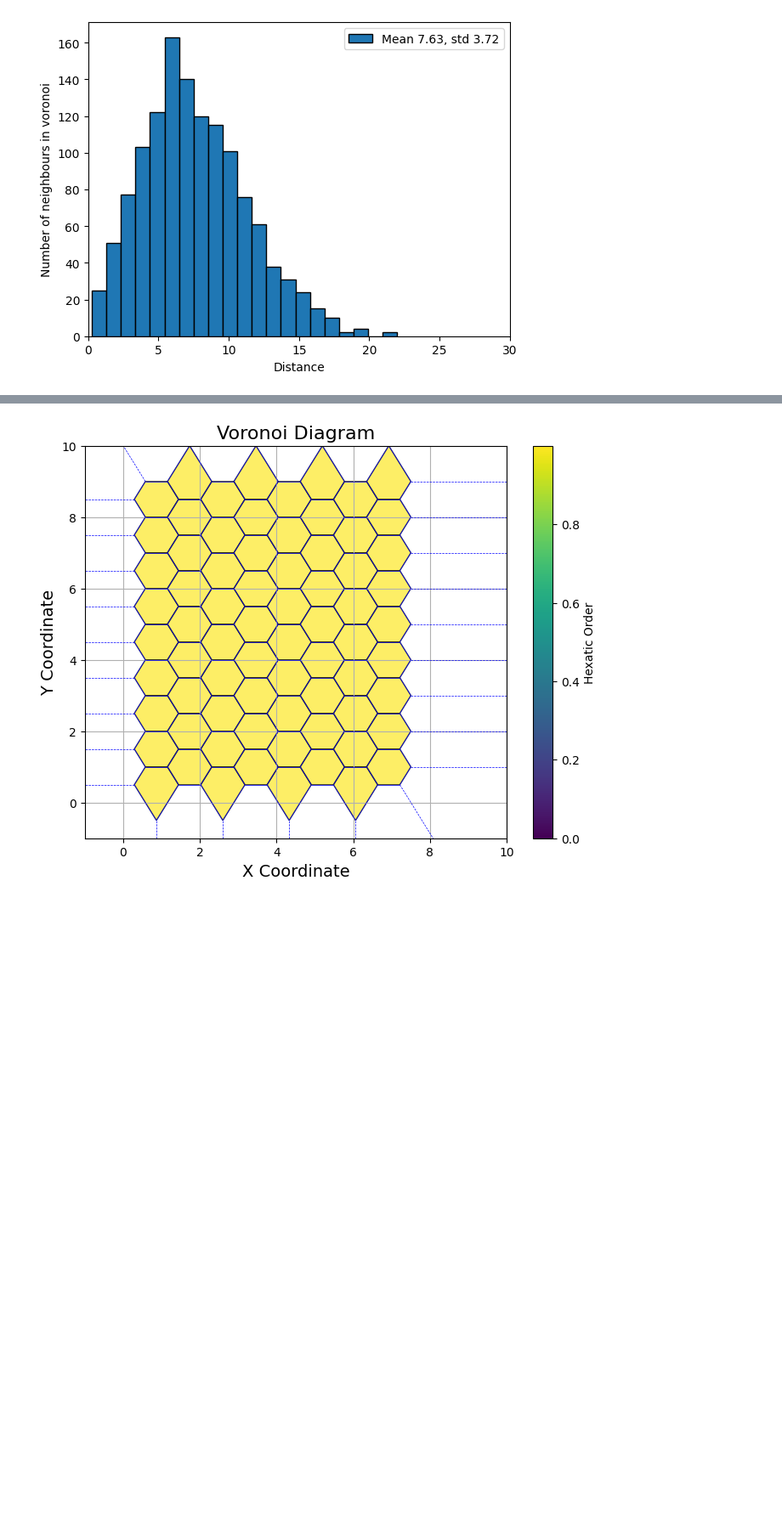
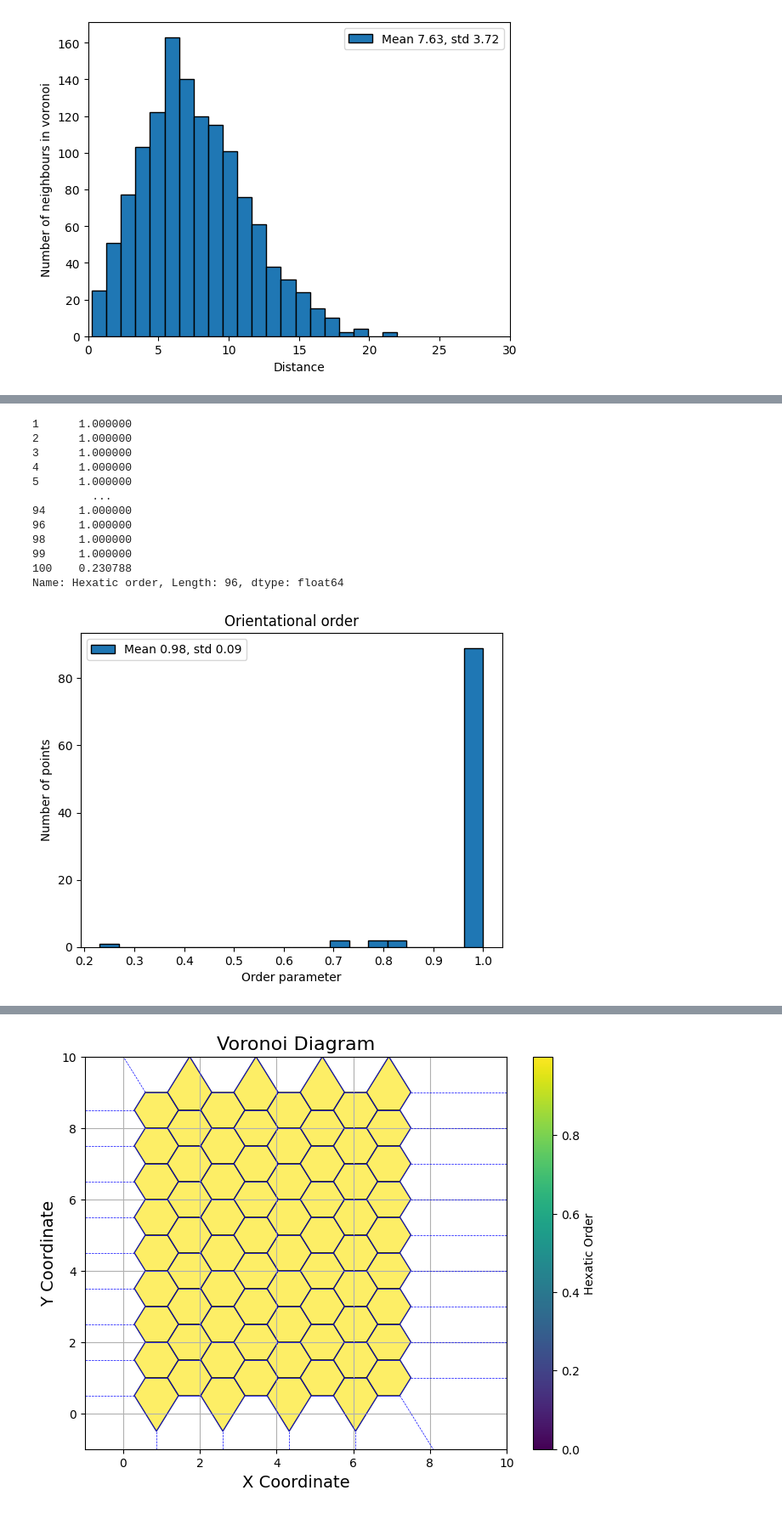
Before and after one commit to maria0026/solution_pipes_patterns, a Jupyter notebook: results.ipynb, the cells around one changed output, grey strips where cells are left out. Shown at 85% size. Cells and saved outputs as stored; diff of their text form; code cells hidden in the pictures; blank space fills up the shorter version.

```diff
--- a/results.ipynb
+++ b/results.ipynb
@@ -100,3 +103,22 @@ voronoi_plotter.order_hist(order)
+# %%
+radius = 1.5
+updated_df = voronoi_analyser.calculate_orientational_order_circles(radius, absolute = False)
+order=updated_df.loc[df['Point of Voronoi']==1, 'Hexatic order']
+voronoi_plotter.order_hist(order)
+# %% [output]
+1      1.000000
+2      1.000000
+3      1.000000
+4      1.000000
+5      1.000000
+         ...
+94     1.000000
+96     1.000000
+98     1.000000
+99     1.000000
+100    0.230788
+Name: Hexatic order, Length: 96, dtype: float64
+[figure, added]
 # %%
 updated_df
 # %% [output]
```
Also changed, not shown: parts of 9 cells of this notebook, 2 other files.
